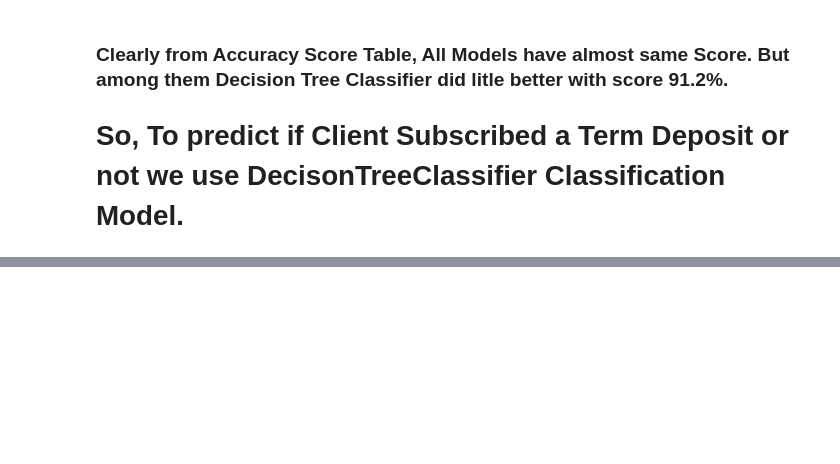
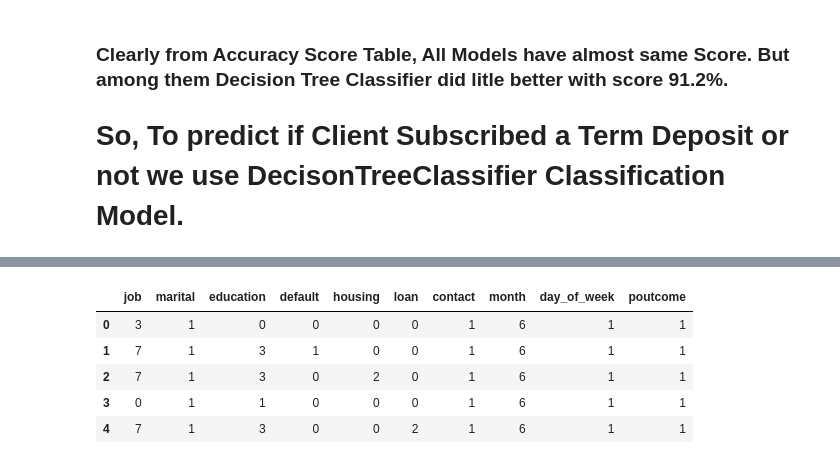
Before and after one commit to SSehrawat1720/ML-Projects, a Jupyter notebook: Predicting Client's choice to Subscribed a Term Deposit or not based on multiple feature by Different Classification Models.ipynb, the cells around one changed output, grey strips where cells are left out. Cells and saved outputs as stored; diff of their text form; code cells hidden in the pictures; blank space fills up the shorter version.

```diff
--- a/Predicting Client's choice to Subscribed a Term Deposit or not based on multiple feature by Different Classification Models.ipynb
+++ b/Predicting Client's choice to Subscribed a Term Deposit or not based on multiple feature by Different Classification Models.ipynb
@@ -790,0 +813,11 @@ Scores
+# %%
+from sklearn import preprocessing
+cat_features = cat_features.apply( preprocessing.LabelEncoder().fit_transform )
+cat_features.head()
+# %% [output]
+|  | job | marital | education | default | housing | loan | contact | month | day_of_week | poutcome |
+| 0 | 3 | 1 | 0 | 0 | 0 | 0 | 1 | 6 | 1 | 1 |
+| 1 | 7 | 1 | 3 | 1 | 0 | 0 | 1 | 6 | 1 | 1 |
+| 2 | 7 | 1 | 3 | 0 | 2 | 0 | 1 | 6 | 1 | 1 |
+| 3 | 0 | 1 | 1 | 0 | 0 | 0 | 1 | 6 | 1 | 1 |
+| 4 | 7 | 1 | 3 | 0 | 0 | 2 | 1 | 6 | 1 | 1 |
```
Also changed, not shown: parts of 14 cells of this notebook.
